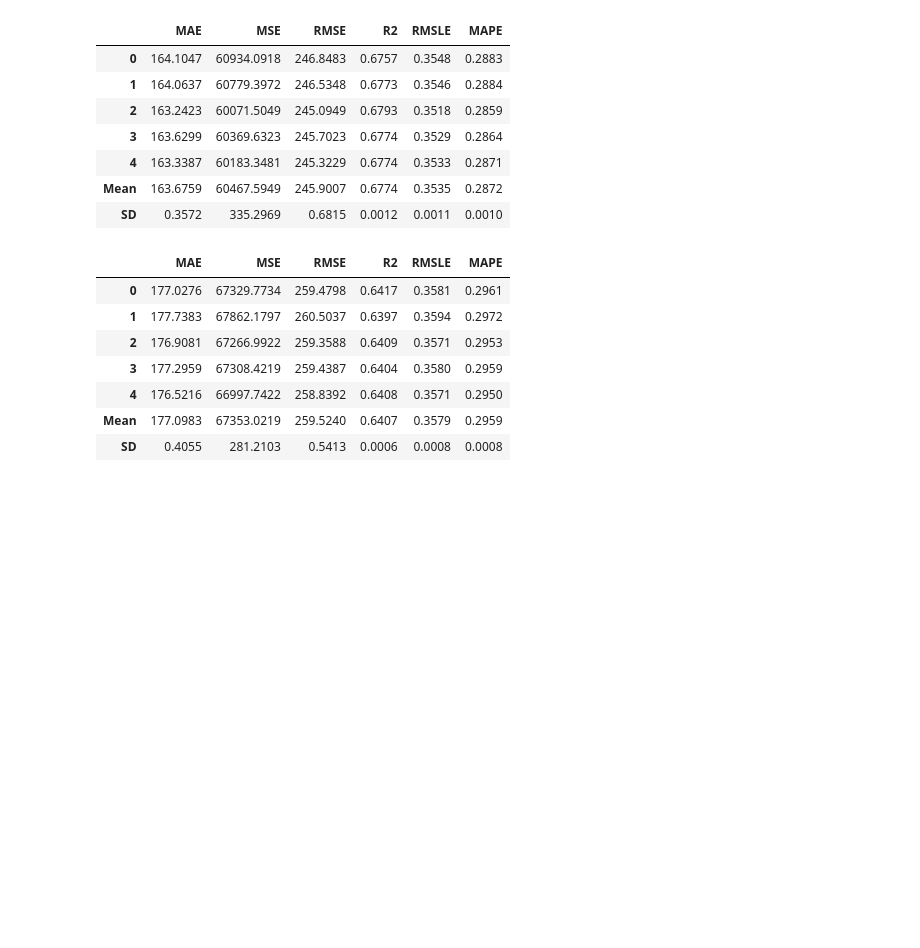
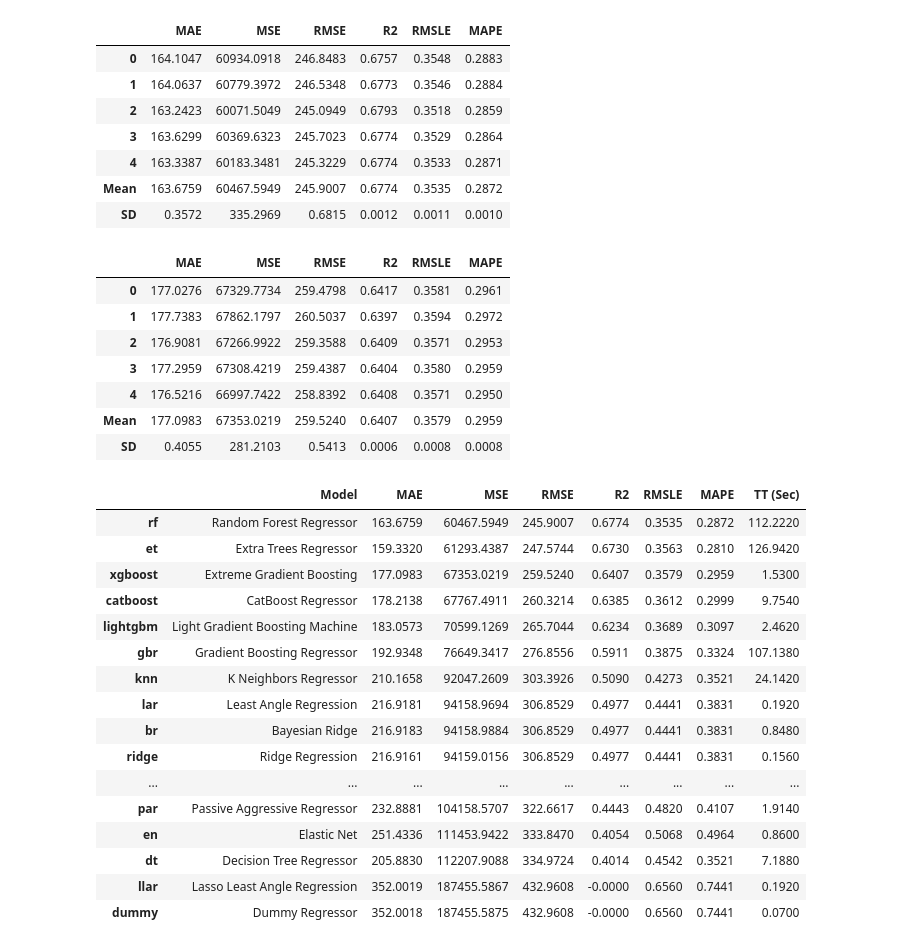
Before and after one commit to davidlaucw/DataScienceTest, a Jupyter notebook: main_pycaret.ipynb, the cells around one changed output. Drawn from its saved outputs; the diff is of its cells as text; code cells hidden in the pictures; blank space fills up the shorter version.

```diff
--- a/main_pycaret.ipynb
+++ b/main_pycaret.ipynb
@@ -156,3 +155,23 @@ xgb = create_model('xgboost')
 | 4 | 176.5216 | 66997.7422 | 258.8392 | 0.6408 | 0.3571 | 0.2950 |
 | Mean | 177.0983 | 67353.0219 | 259.5240 | 0.6407 | 0.3579 | 0.2959 |
 | SD | 0.4055 | 281.2103 | 0.5413 | 0.0006 | 0.0008 | 0.0008 |
+# %%
+best = compare_models()
+# %% [output]
+|  | Model | MAE | MSE | RMSE | R2 | RMSLE | MAPE | TT (Sec) |
+| rf | Random Forest Regressor | 163.6759 | 60467.5949 | 245.9007 | 0.6774 | 0.3535 | 0.2872 | 112.2220 |
+| et | Extra Trees Regressor | 159.3320 | 61293.4387 | 247.5744 | 0.6730 | 0.3563 | 0.2810 | 126.9420 |
+| xgboost | Extreme Gradient Boosting | 177.0983 | 67353.0219 | 259.5240 | 0.6407 | 0.3579 | 0.2959 | 1.5300 |
+| catboost | CatBoost Regressor | 178.2138 | 67767.4911 | 260.3214 | 0.6385 | 0.3612 | 0.2999 | 9.7540 |
+| lightgbm | Light Gradient Boosting Machine | 183.0573 | 70599.1269 | 265.7044 | 0.6234 | 0.3689 | 0.3097 | 2.4620 |
+| gbr | Gradient Boosting Regressor | 192.9348 | 76649.3417 | 276.8556 | 0.5911 | 0.3875 | 0.3324 | 107.1380 |
+| knn | K Neighbors Regressor | 210.1658 | 92047.2609 | 303.3926 | 0.5090 | 0.4273 | 0.3521 | 24.1420 |
+| lar | Least Angle Regression | 216.9181 | 94158.9694 | 306.8529 | 0.4977 | 0.4441 | 0.3831 | 0.1920 |
+| br | Bayesian Ridge | 216.9183 | 94158.9884 | 306.8529 | 0.4977 | 0.4441 | 0.3831 | 0.8480 |
+| ridge | Ridge Regression | 216.9161 | 94159.0156 | 306.8529 | 0.4977 | 0.4441 | 0.3831 | 0.1560 |
+| ... | ... | ... | ... | ... | ... | ... | ... | ... |
+| par | Passive Aggressive Regressor | 232.8881 | 104158.5707 | 322.6617 | 0.4443 | 0.4820 | 0.4107 | 1.9140 |
+| en | Elastic Net | 251.4336 | 111453.9422 | 333.8470 | 0.4054 | 0.5068 | 0.4964 | 0.8600 |
+| dt | Decision Tree Regressor | 205.8830 | 112207.9088 | 334.9724 | 0.4014 | 0.4542 | 0.3521 | 7.1880 |
+| llar | Lasso Least Angle Regression | 352.0019 | 187455.5867 | 432.9608 | -0.0000 | 0.6560 | 0.7441 | 0.1920 |
+| dummy | Dummy Regressor | 352.0018 | 187455.5875 | 432.9608 | -0.0000 | 0.6560 | 0.7441 | 0.0700 |
```
Also changed, not shown: parts of 2 cells of this notebook, 2 other files.
